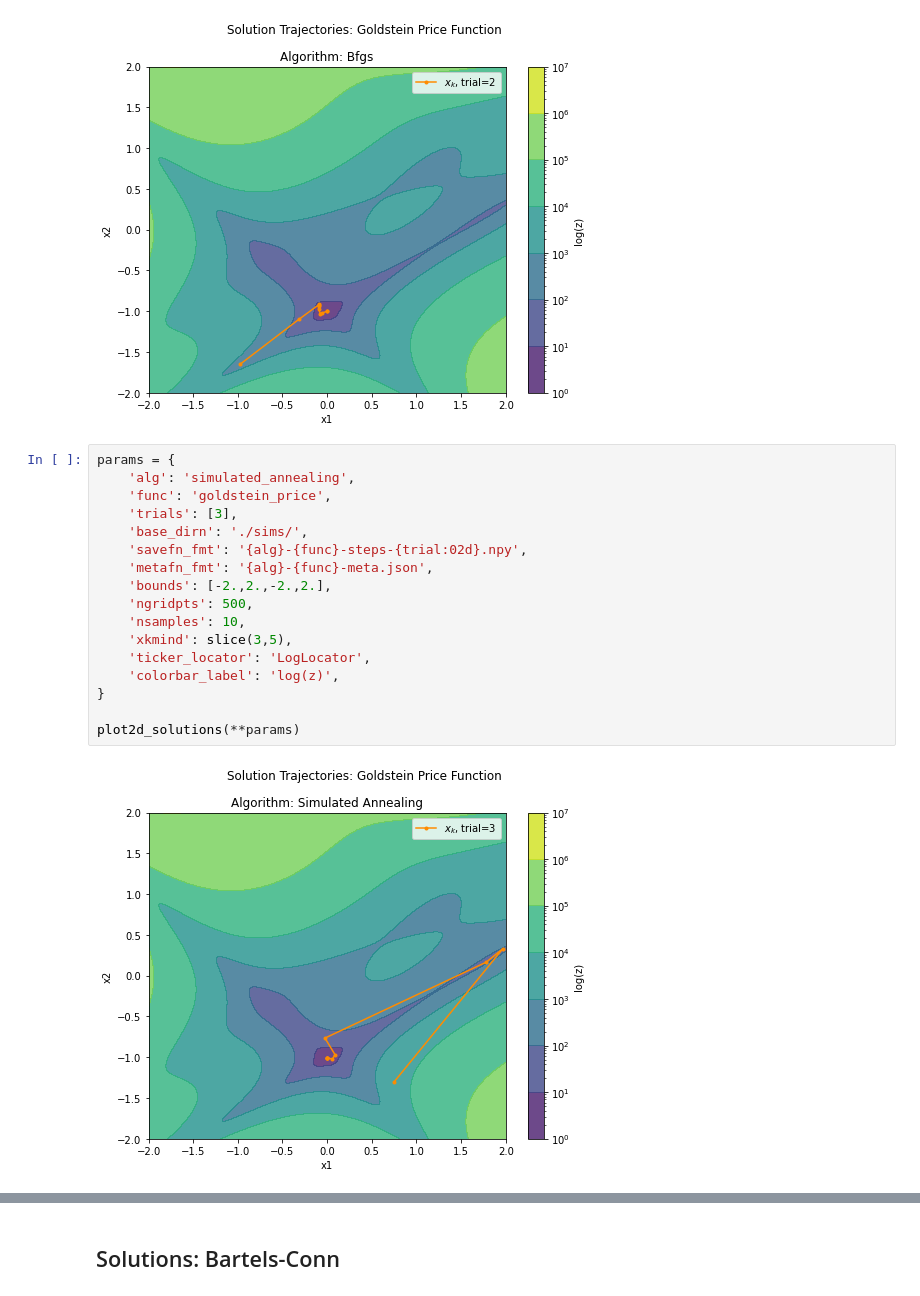
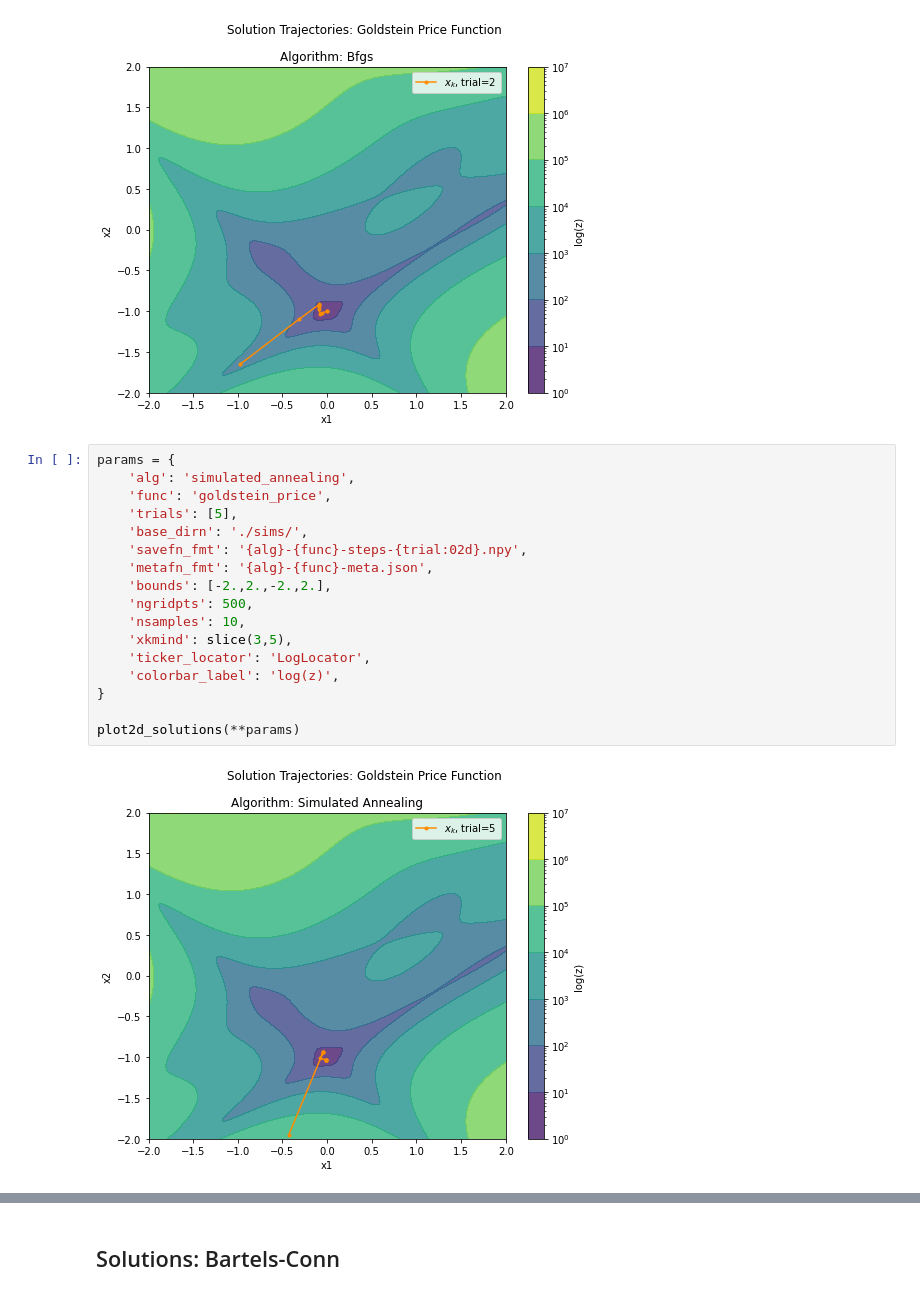
Before and after one commit to marcoemorais/viz-optimization-algorithms, a Jupyter notebook: assignments/project01/Solution-Visualization-2D.ipynb, the cells around one changed output, grey strips where cells are left out. Cells and saved outputs as stored; diff of their text form.

```diff
--- a/assignments/project01/Solution-Visualization-2D.ipynb
+++ b/assignments/project01/Solution-Visualization-2D.ipynb
@@ -285,22 +285,22 @@ plot2d_solutions(**params)
 # %%
 params = {
     'alg': 'simulated_annealing',
     'func': 'goldstein_price',
-    'trials': [3],
+    'trials': [5],
     'base_dirn': './sims/',
     'savefn_fmt': '{alg}-{func}-steps-{trial:02d}.npy',
     'metafn_fmt': '{alg}-{func}-meta.json',
     'bounds': [-2.,2.,-2.,2.],
     'ngridpts': 500,
     'nsamples': 10,
     'xkmind': slice(3,5),
     'ticker_locator': 'LogLocator',
     'colorbar_label': 'log(z)',
 }
 
 plot2d_solutions(**params)
 # %% [output]
-[figure, old version]
+[figure, new version]
 # %%
 params = {
     'alg': 'particle_swarm',
```
Also changed, not shown: parts of 7 cells of this notebook, 2 other files.
